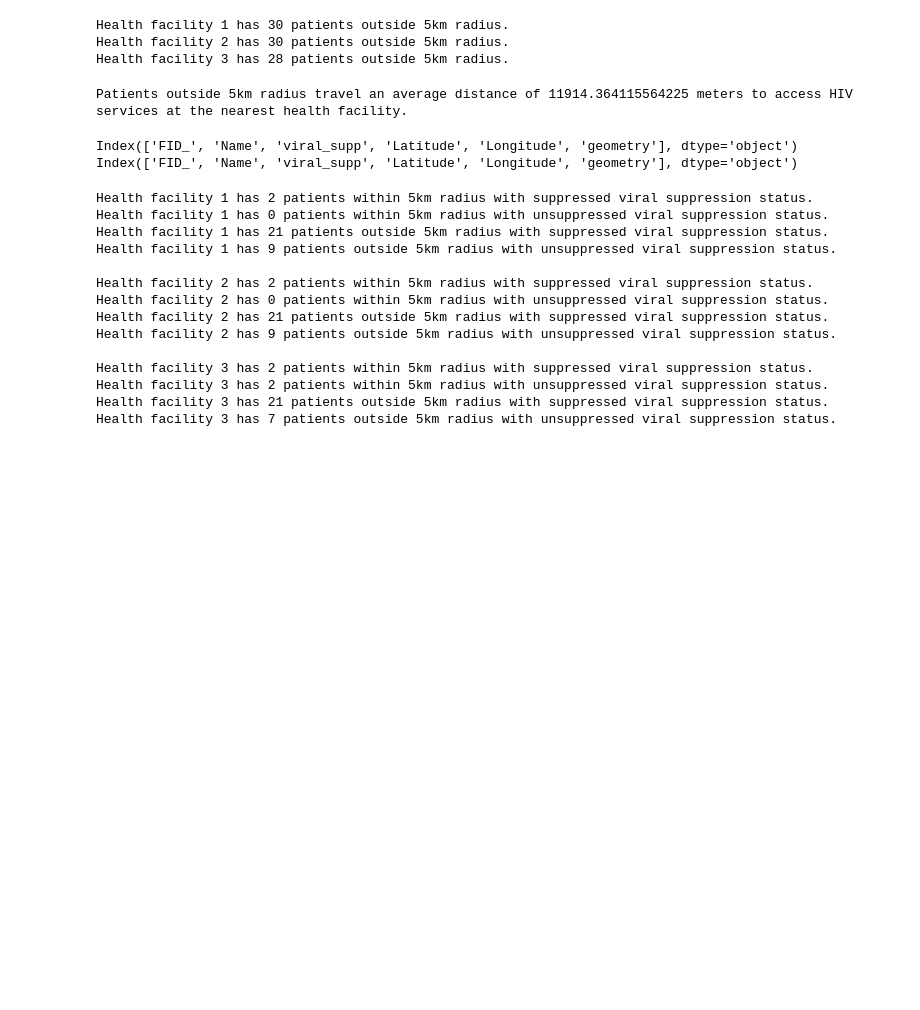
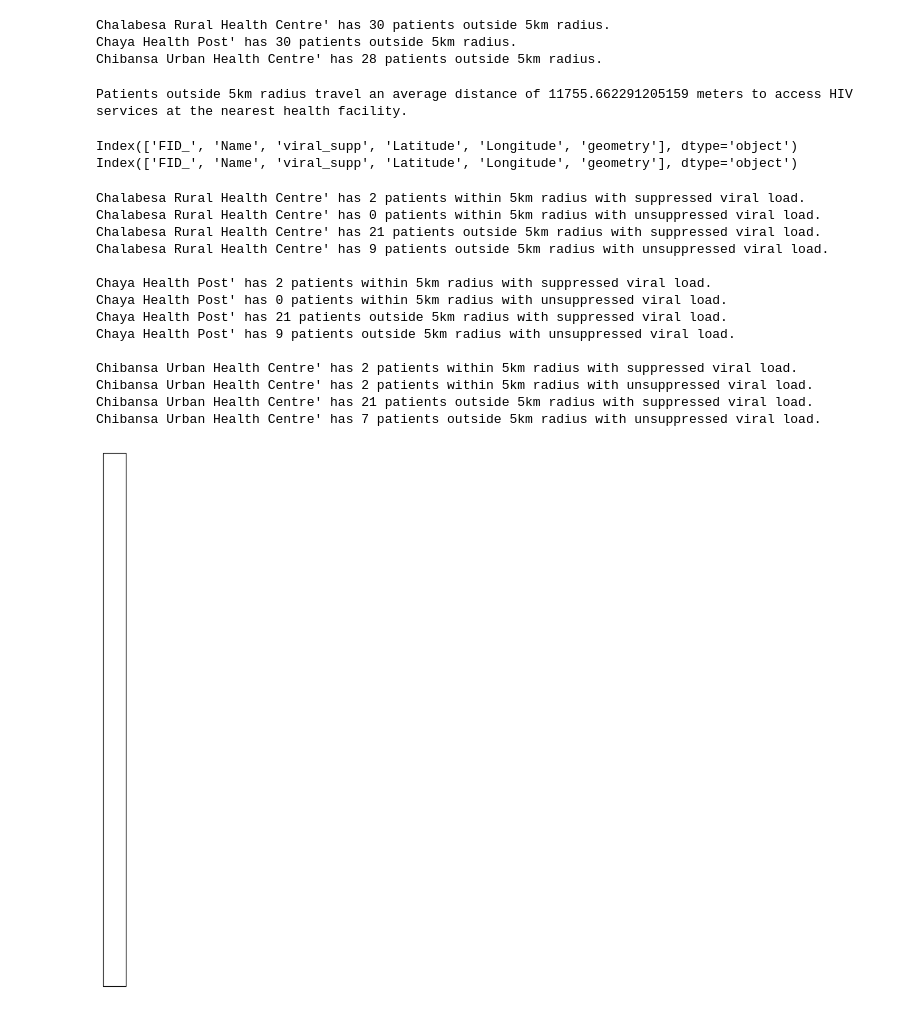
Before and after one commit to shidaNyimbili/EGM722-Project, a Jupyter notebook: egm722_projectfinal.ipynb, the cells around one changed output. Saved outputs shown, nothing was run; the diff lists cells and outputs as text; code cells hidden in the pictures; blank space fills up the shorter version.

```diff
--- a/egm722_projectfinal.ipynb
+++ b/egm722_projectfinal.ipynb
@@ -33,11 +54,21 @@ viral_suppressions = gpd.read_file(os.path.abspath('datasets/patient.shp'))
 # %%
 # Define projection
 #myCRS = ccrs.UTM(29)
-crs_utm = ccrs.UTM(34)
+#myCRS = ccrs.UTM(34)
 #crs_utm = CRS.from_epsg(4326)
-patients = patients.to_crs(crs_utm)
-facilities = facilities.to_crs(crs_utm)
-roads = roads.to_crs(crs_utm)
-viral_suppressions = viral_suppressions.to_crs(crs_utm)
-districts = districts.to_crs(crs_utm)
+#patients = patients.to_crs(myCRS)
+#facilities = facilities.to_crs(myCRS)
+#roads = roads.to_crs(myCRS)
+#viral_suppressions = viral_suppressions.to_crs(myCRS)
+#outline = outline.to_crs(myCRS)
+
+# Reproject the GeoDataFrames to UTM Zone 35S
+outline = outline.to_crs("EPSG:32735")
+patients = patients.to_crs("EPSG:32735")
+facilities = facilities.to_crs("EPSG:32735")
+viral_suppressions = viral_suppressions.to_crs("EPSG:32735")
+roads = roads.to_crs("EPSG:32735")
+
+# Define the map projection
+crs = ccrs.UTM(35, southern_hemisphere=True)
 # %%
@@ -66,19 +108,20 @@ Health facility 3 has 4 patients within 5km radius.
 # %%
-# Question 2: Count the number of patients outside the 5km radius of each health facility
+#Count the number of patients outside the 5km radius of each health facility
 for index, facility in facilities_buffered.iterrows():
     patients_outside_buffer = patients[~patients.within(facility.geometry)]
-    print("Health facility {} has {} patients outside 5km radius.".format(index+1, len(patients_outside_buffer)))
+    facility_name = facility['Name'] # Get the name of the facility
+    print("{}' has {} patients outside 5km radius.".format(facility_name, len(patients_outside_buffer)))
 # %% [output]
-Health facility 1 has 30 patients outside 5km radius.
-Health facility 2 has 30 patients outside 5km radius.
-Health facility 3 has 28 patients outside 5km radius.
+Chalabesa Rural Health Centre' has 30 patients outside 5km radius.
+Chaya Health Post' has 30 patients outside 5km radius.
+Chibansa Urban Health Centre' has 28 patients outside 5km radius.
 # %%
-# Question 3: Calculate the distances patients outside 5km travel to access HIV services at the nearest health facility
+#Calculate the distances patients outside 5km travel to access HIV services at the nearest health facility
 patients_outside_buffered = patients[~patients.within(facilities_buffered.geometry.unary_union)]
 patients_outside_buffered_nearest = gpd.GeoDataFrame(geometry=list(patients_outside_buffered.geometry))
 patients_outside_buffered_nearest['nearest_facility'] = [nearest_points(patient, facilities.geometry.unary_union)[1] for patient in patients_outside_buffered.geometry]
 patients_outside_buffered_nearest['distance_to_facility'] = patients_outside_buffered_nearest.apply(lambda row: row['geometry'].distance(row['nearest_facility']), axis=1)
 print("Patients outside 5km radius travel an average distance of {} meters to access HIV services at the nearest health facility.".format(patients_outside_buffered_nearest.distance_to_facility.mean()))
 # %% [output]
-Patients outside 5km radius travel an average distance of 11914.364115564225 meters to access HIV services at the nearest health facility.
+Patients outside 5km radius travel an average distance of 11755.662291205159 meters to access HIV services at the nearest health facility.
 # %%
@@ -92,38 +135,43 @@ print(viral_suppressions.columns)
 Index(['FID_', 'Name', 'viral_supp', 'Latitude', 'Longitude', 'geometry'], dtype='object')
 Index(['FID_', 'Name', 'viral_supp', 'Latitude', 'Longitude', 'geometry'], dtype='object')
 # %%
-# Question 4: Count the number of patients with suppressed and unsuppressed viral suppression status within and outside the radius of each health facility
+#Count the number of patients with suppressed and unsuppressed viral suppression status within and outside the radius of each health facility
 for index, facility in facilities_buffered.iterrows():
     patients_within_buffer = patients[patients.within(facility.geometry)]
     patients_within_buffer_viral = patients_within_buffer.merge(viral_suppressions, on='FID_')
     patients_within_buffer_viral_suppressed = patients_within_buffer_viral[patients_within_buffer_viral['viral_supp_x'] == 'suppressed']
     patients_within_buffer_viral_unsuppressed = patients_within_buffer_viral[patients_within_buffer_viral['viral_supp_x'] == 'unsuppressed']
-    print("Health facility {} has {} patients within 5km radius with suppressed viral suppression status.".format(index+1, len(patients_within_buffer_viral_suppressed)))
-    print("Health facility {} has {} patients within 5km radius with unsuppressed viral suppression status.".format(index+1, len(patients_within_buffer_viral_unsuppressed)))
+    facility_name = facility['Name'] # Get the name of the facility
+    print("{}' has {} patients within 5km radius with suppressed viral load.".format(facility_name, len(patients_within_buffer_viral_suppressed)))
+    print("{}' has {} patients within 5km radius with unsuppressed viral load.".format(facility_name, len(patients_within_buffer_viral_unsuppressed)))
 
     patients_outside_buffer = patients[~patients.within(facility.geometry)]
     patients_outside_buffer_viral = patients_outside_buffer.merge(viral_suppressions, on='FID_')
     patients_outside_buffer_viral_suppressed = patients_outside_buffer_viral[patients_outside_buffer_viral['viral_supp_y'] == 'suppressed']
     patients_outside_buffer_viral_unsuppressed = patients_outside_buffer_viral[patients_outside_buffer_viral['viral_supp_y'] == 'unsuppressed']
-
-    print("Health facility {} has {} patients outside 5km radius with suppressed viral suppression status.".format(index+1, len(patients_outside_buffer_viral_suppressed )))
-    print("Health facility {} has {} patients outside 5km radius with unsuppressed viral suppression status.".format(index+1, len(patients_outside_buffer_viral_unsuppressed )))
+    facility_name = facility['Name'] # Get the name of the facility
+    print("{}' has {} patients outside 5km radius with suppressed viral load.".format(facility_name, len(patients_outside_buffer_viral_suppressed)))
+    print("{}' has {} patients outside 5km radius with unsuppressed viral load.".format(facility_name, len(patients_outside_buffer_viral_unsuppressed)))
     print()
 # %% [output]
-Health facility 1 has 2 patients within 5km radius with suppressed viral suppression status.
-Health facility 1 has 0 patients within 5km radius with unsuppressed viral suppression status.
-Health facility 1 has 21 patients outside 5km radius with suppressed viral suppression status.
-Health facility 1 has 9 patients outside 5km radius with unsuppressed viral suppression status.
+Chalabesa Rural Health Centre' has 2 patients within 5km radius with suppressed viral load.
+Chalabesa Rural Health Centre' has 0 patients within 5km radius with unsuppressed viral load.
+Chalabesa Rural Health Centre' has 21 patients outside 5km radius with suppressed viral load.
+Chalabesa Rural Health Centre' has 9 patients outside 5km radius with unsuppressed viral load.
 
-Health facility 2 has 2 patients within 5km radius with suppressed viral suppression status.
-Health facility 2 has 0 patients within 5km radius with unsuppressed viral suppression status.
-Health facility 2 has 21 patients outside 5km radius with suppressed viral suppression status.
-Health facility 2 has 9 patients outside 5km radius with unsuppressed viral suppression status.
+Chaya Health Post' has 2 patients within 5km radius with suppressed viral load.
+Chaya Health Post' has 0 patients within 5km radius with unsuppressed viral load.
+Chaya Health Post' has 21 patients outside 5km radius with suppressed viral load.
+Chaya Health Post' has 9 patients outside 5km radius with unsuppressed viral load.
 
-Health facility 3 has 2 patients within 5km radius with suppressed viral suppression status.
-Health facility 3 has 2 patients within 5km radius with unsuppressed viral suppression status.
-Health facility 3 has 21 patients outside 5km radius with suppressed viral suppression status.
-Health facility 3 has 7 patients outside 5km radius with unsuppressed viral suppression status.
+Chibansa Urban Health Centre' has 2 patients within 5km radius with suppressed viral load.
+Chibansa Urban Health Centre' has 2 patients within 5km radius with unsuppressed viral load.
+Chibansa Urban Health Centre' has 21 patients outside 5km radius with suppressed viral load.
+Chibansa Urban Health Centre' has 7 patients outside 5km radius with unsuppressed viral load.
 # %%
-gdf = gpd.read_file(os.path.abspath('datasets/district.shp'))
+# Create a Figure object and a GeoAxesSubplot object
+myFig = plt.figure(figsize=(10, 10))
+ax = myFig.add_subplot(1, 1, 1, projection=crs)
+# %% [output]
+[figure, added]
 # %%
```
Also changed, not shown: parts of 20 cells of this notebook, 1 other file.
